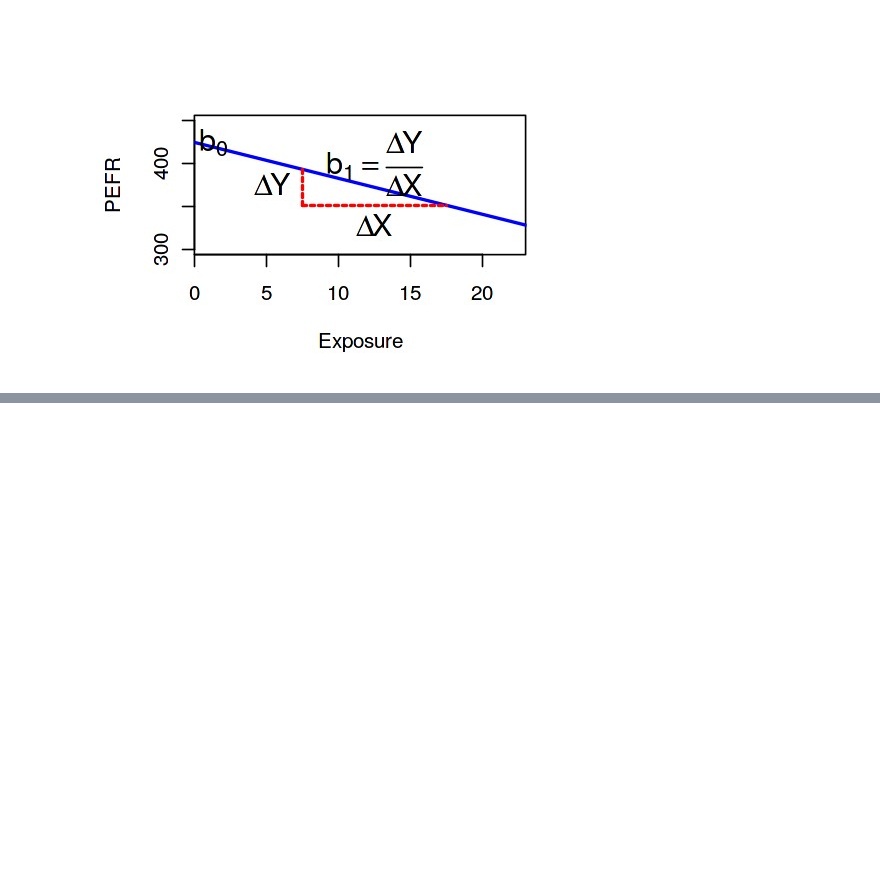
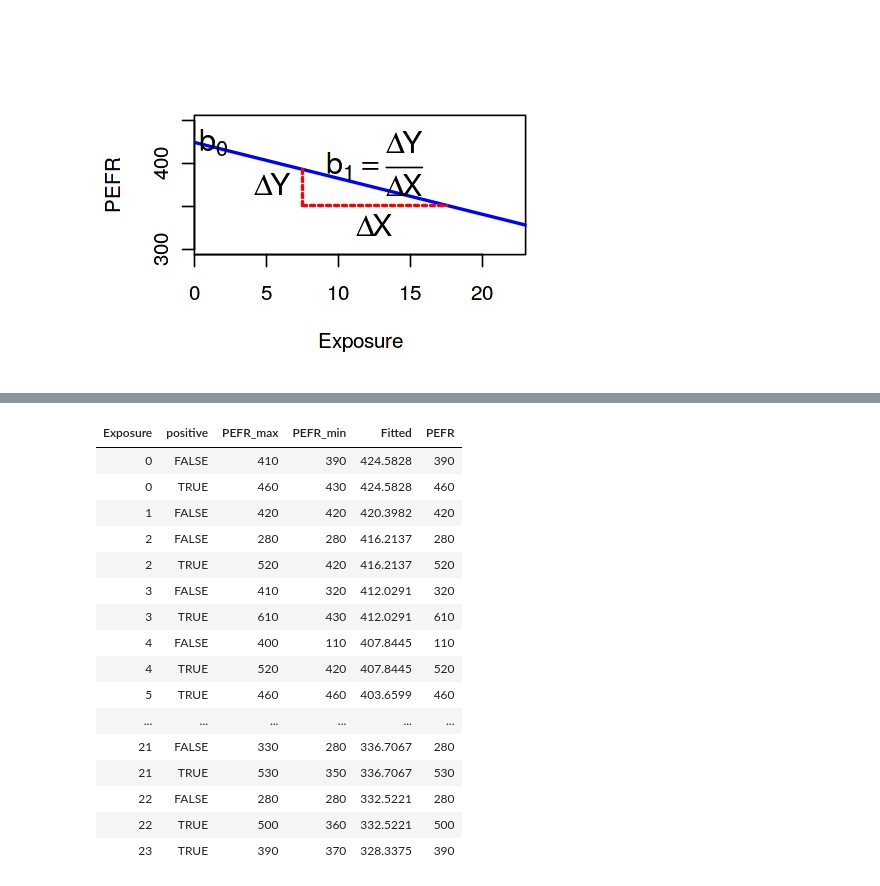
Before and after one commit to AppTrain/hearvol, a Jupyter notebook: linear_regression.ipynb, the cells around one changed output, grey strips where cells are left out. Cells and saved outputs as stored; diff of their text form; code cells hidden in the pictures; blank space fills up the shorter version.

```diff
--- a/linear_regression.ipynb
+++ b/linear_regression.ipynb
@@ -112,0 +169,20 @@ null device
+# %%
+lung1
+# %% [output]
+| Exposure | positive | PEFR_max | PEFR_min | Fitted | PEFR |
+| 0 | FALSE | 410 | 390 | 424.5828 | 390 |
+| 0 | TRUE | 460 | 430 | 424.5828 | 460 |
+| 1 | FALSE | 420 | 420 | 420.3982 | 420 |
+| 2 | FALSE | 280 | 280 | 416.2137 | 280 |
+| 2 | TRUE | 520 | 420 | 416.2137 | 520 |
+| 3 | FALSE | 410 | 320 | 412.0291 | 320 |
+| 3 | TRUE | 610 | 430 | 412.0291 | 610 |
+| 4 | FALSE | 400 | 110 | 407.8445 | 110 |
+| 4 | TRUE | 520 | 420 | 407.8445 | 520 |
+| 5 | TRUE | 460 | 460 | 403.6599 | 460 |
+| ... | ... | ... | ... | ... | ... |
+| 21 | FALSE | 330 | 280 | 336.7067 | 280 |
+| 21 | TRUE | 530 | 350 | 336.7067 | 530 |
+| 22 | FALSE | 280 | 280 | 332.5221 | 280 |
+| 22 | TRUE | 500 | 360 | 332.5221 | 500 |
+| 23 | TRUE | 390 | 370 | 328.3375 | 390 |
```
Also changed, not shown: parts of 10 cells of this notebook, 3 other files.
